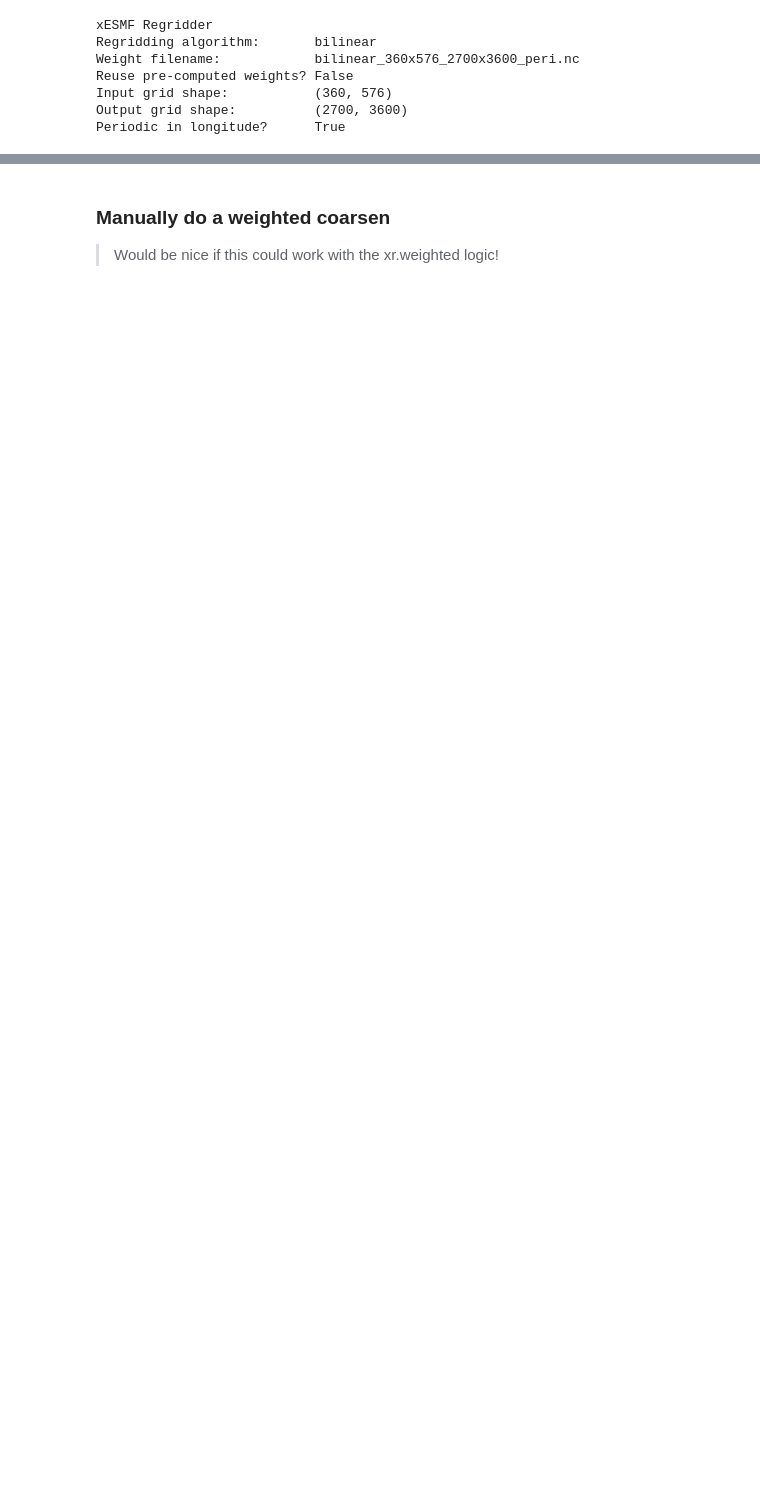
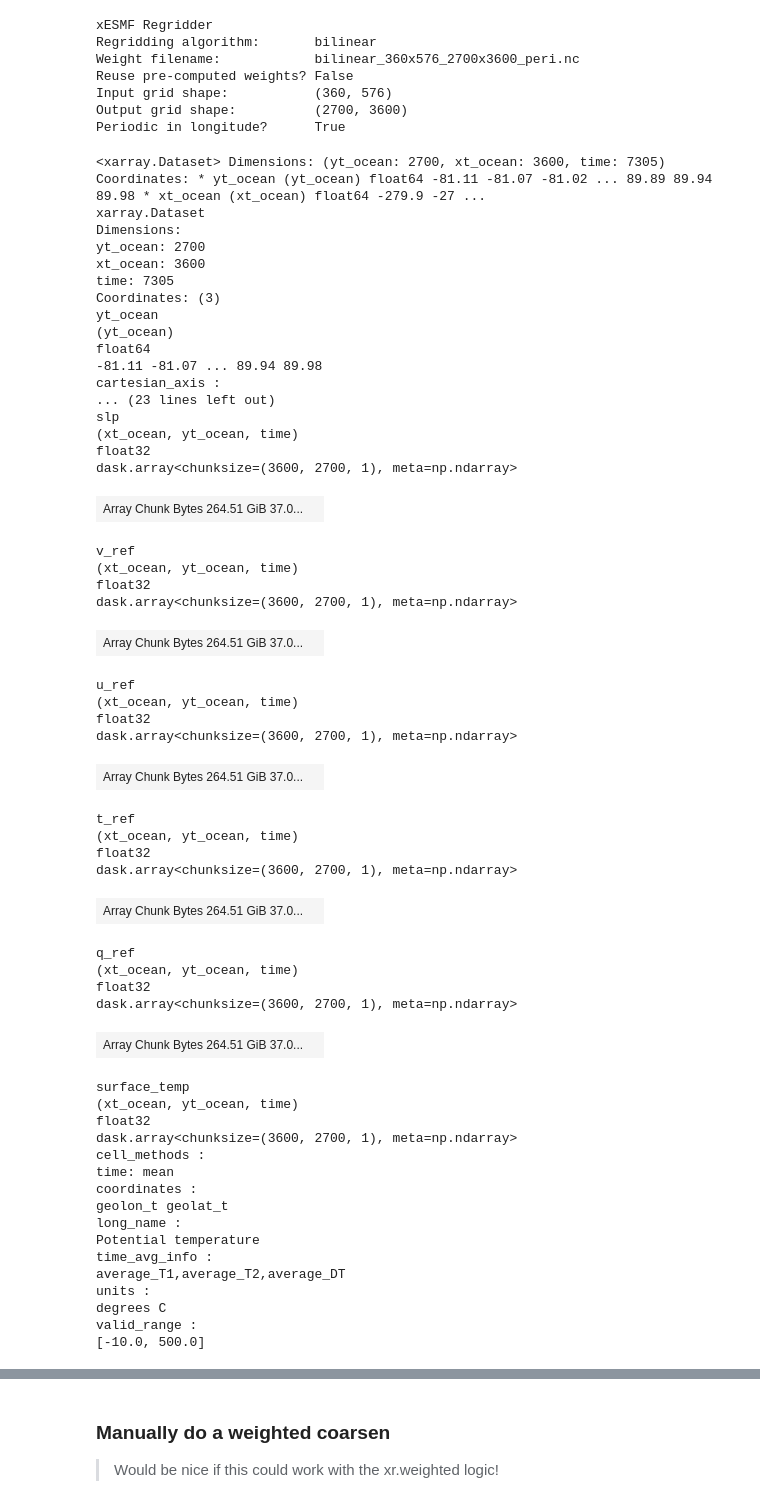
Before and after one commit to ocean-transport/scale-aware-air-sea, a Jupyter notebook: notebooks/jbusecke/workflow/cm26_pipeline.ipynb, the cells around one changed output, grey strips where cells are left out. Drawn from its saved outputs; the diff is of its cells as text; code cells hidden in the pictures; blank space fills up the shorter version.

```diff
--- a/notebooks/jbusecke/workflow/cm26_pipeline.ipynb
+++ b/notebooks/jbusecke/workflow/cm26_pipeline.ipynb
@@ -66,16 +115,72 @@ Input grid shape:           (360, 576)
 Output grid shape:          (2700, 3600)
 Periodic in longitude?      True
 # %%
-ds_atmos_regridded = regridder(ds_atmos[['slp', 'v_ref', 'u_ref', 't_ref', 'q_ref', 'swdn_sfc', 'lwdn_sfc']])
+ds_atmos_regridded = regridder(ds_atmos[['slp', 'v_ref', 'u_ref', 't_ref', 'q_ref']])# We are only doing noskin for now , 'swdn_sfc', 'lwdn_sfc'
 ds_atmos_regridded
 
 ## combine into merged dataset
 ds_merged = xr.merge(
     [
         ds_atmos_regridded,
         ds_ocean[['surface_temp']],
     ]
 )
 ds_merged = ds_merged.transpose(
     'xt_ocean', 'yt_ocean', 'time'
 )
+ds_merged
+# %% [output]
+<xarray.Dataset> Dimensions: (yt_ocean: 2700, xt_ocean: 3600, time: 7305) Coordinates: * yt_ocean (yt_ocean) float64 -81.11 -81.07 -81.02 ... 89.89 89.94 89.98 * xt_ocean (xt_ocean) float64 -279.9 -27 ...
+xarray.Dataset
+Dimensions:
+yt_ocean: 2700
+xt_ocean: 3600
+time: 7305
+Coordinates: (3)
+yt_ocean
+(yt_ocean)
+float64
+-81.11 -81.07 ... 89.94 89.98
+cartesian_axis :
+... (23 lines left out)
+slp
+(xt_ocean, yt_ocean, time)
+float32
+dask.array<chunksize=(3600, 2700, 1), meta=np.ndarray>
+| Array Chunk Bytes 264.51 GiB 37.0... |  |
+v_ref
+(xt_ocean, yt_ocean, time)
+float32
+dask.array<chunksize=(3600, 2700, 1), meta=np.ndarray>
+| Array Chunk Bytes 264.51 GiB 37.0... |  |
+u_ref
+(xt_ocean, yt_ocean, time)
+float32
+dask.array<chunksize=(3600, 2700, 1), meta=np.ndarray>
+| Array Chunk Bytes 264.51 GiB 37.0... |  |
+t_ref
+(xt_ocean, yt_ocean, time)
+float32
+dask.array<chunksize=(3600, 2700, 1), meta=np.ndarray>
+| Array Chunk Bytes 264.51 GiB 37.0... |  |
+q_ref
+(xt_ocean, yt_ocean, time)
+float32
+dask.array<chunksize=(3600, 2700, 1), meta=np.ndarray>
+| Array Chunk Bytes 264.51 GiB 37.0... |  |
+surface_temp
+(xt_ocean, yt_ocean, time)
+float32
+dask.array<chunksize=(3600, 2700, 1), meta=np.ndarray>
+cell_methods :
+time: mean
+coordinates :
+geolon_t geolat_t
+long_name :
+Potential temperature
+time_avg_info :
+average_T1,average_T2,average_DT
+units :
+degrees C
+valid_range :
+[-10.0, 500.0]
```
Also changed, not shown: parts of 43 cells of this notebook, 1 other file.
